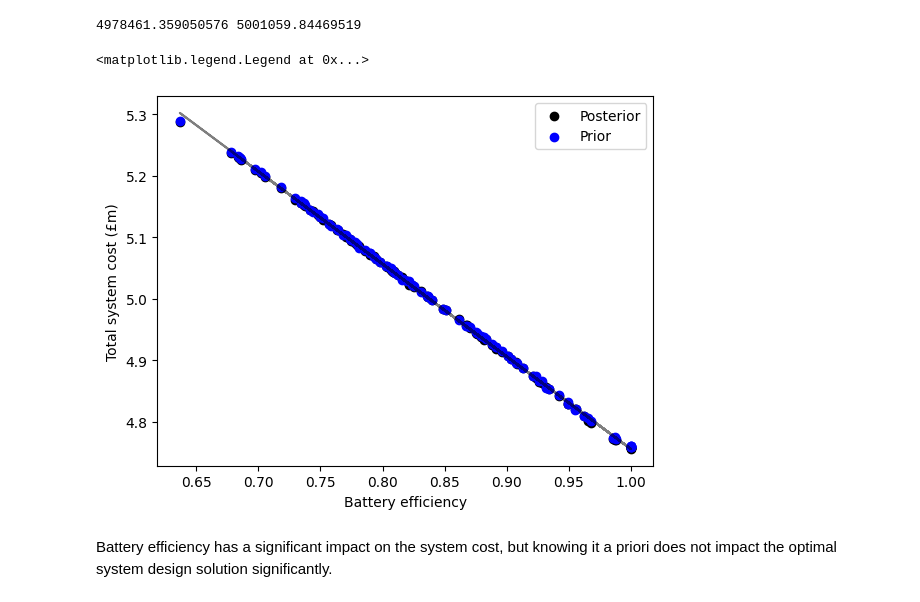
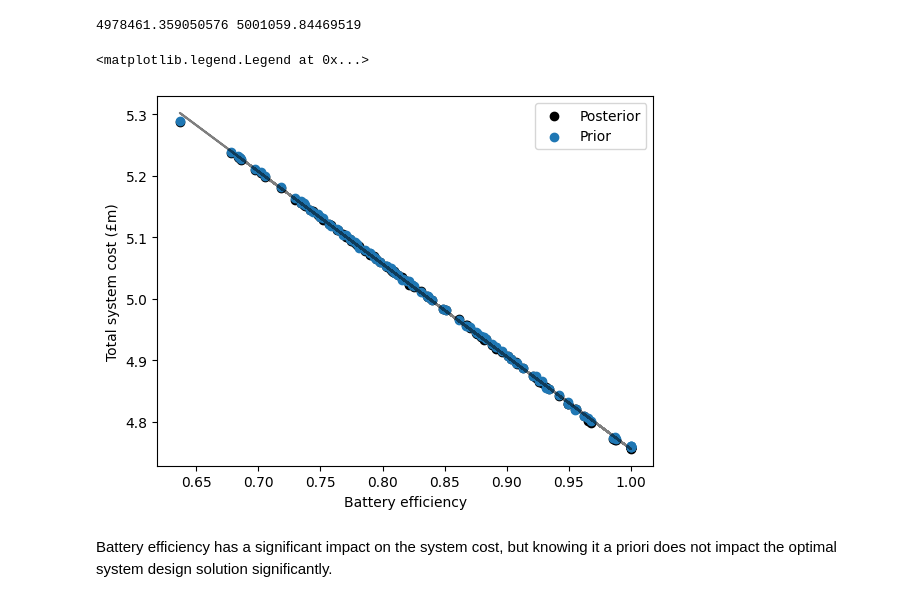
Before and after one commit to mal84emma/VoI-in-CAS, a Jupyter notebook: VoI_via_GPs.ipynb, the cells around one changed output. Cells and saved outputs as stored; diff of their text form; code cells hidden in the pictures.

```diff
--- a/VoI_via_GPs.ipynb
+++ b/VoI_via_GPs.ipynb
@@ -427,17 +427,17 @@ print(prior_cost,preposterior_cost)
 # %%
 # Plot impact of efficiency on total system cost.
 assert len(ids) == 1
 
 trend = np.polyfit(prior_eta_samples.flatten(),preposterior_costs,deg=1)
 
 plt.scatter(prior_eta_samples,np.array(preposterior_costs)/1e6,c='k',label='Posterior')
 plt.plot(prior_eta_samples,(prior_eta_samples*trend[0] + trend[1])/1e6,'k-',alpha=0.5)
-plt.scatter(prior_eta_samples,np.array(prior_soln_performances)/1e6,c='b',label='Prior')
+plt.scatter(prior_eta_samples,np.array(prior_soln_performances)/1e6,label='Prior')
 plt.xlabel("Battery efficiency")
 plt.ylabel("Total system cost (£m)")
 plt.legend()
 # %% [output]
 <matplotlib.legend.Legend at 0x...>
-[figure, old version]
+[figure, new version]
 # %% [markdown]
 Battery efficiency has a significant impact on the system cost, but knowing it a priori does not impact the optimal system design solution significantly.
```
Also changed, not shown: parts of 1 cell of this notebook.
